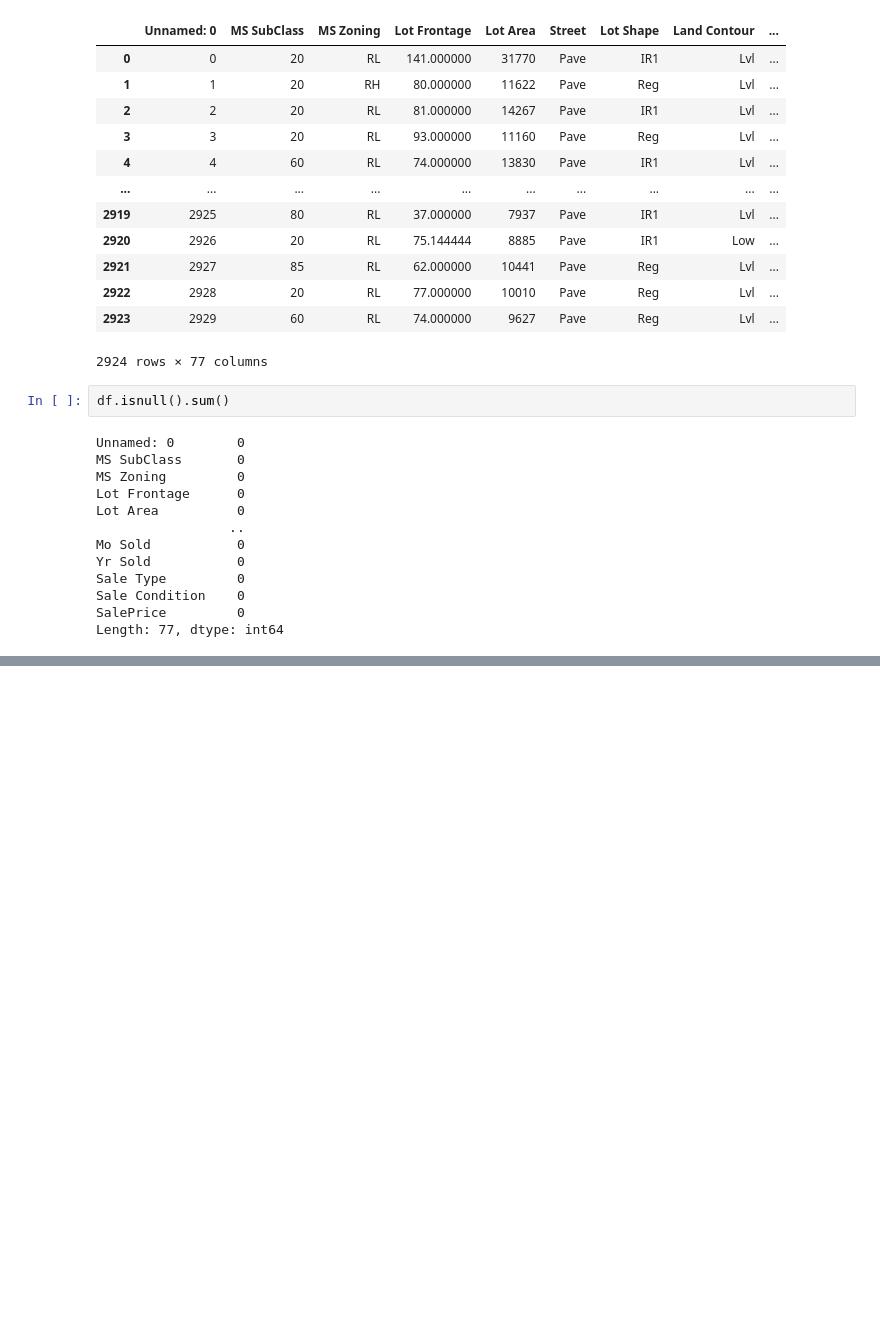
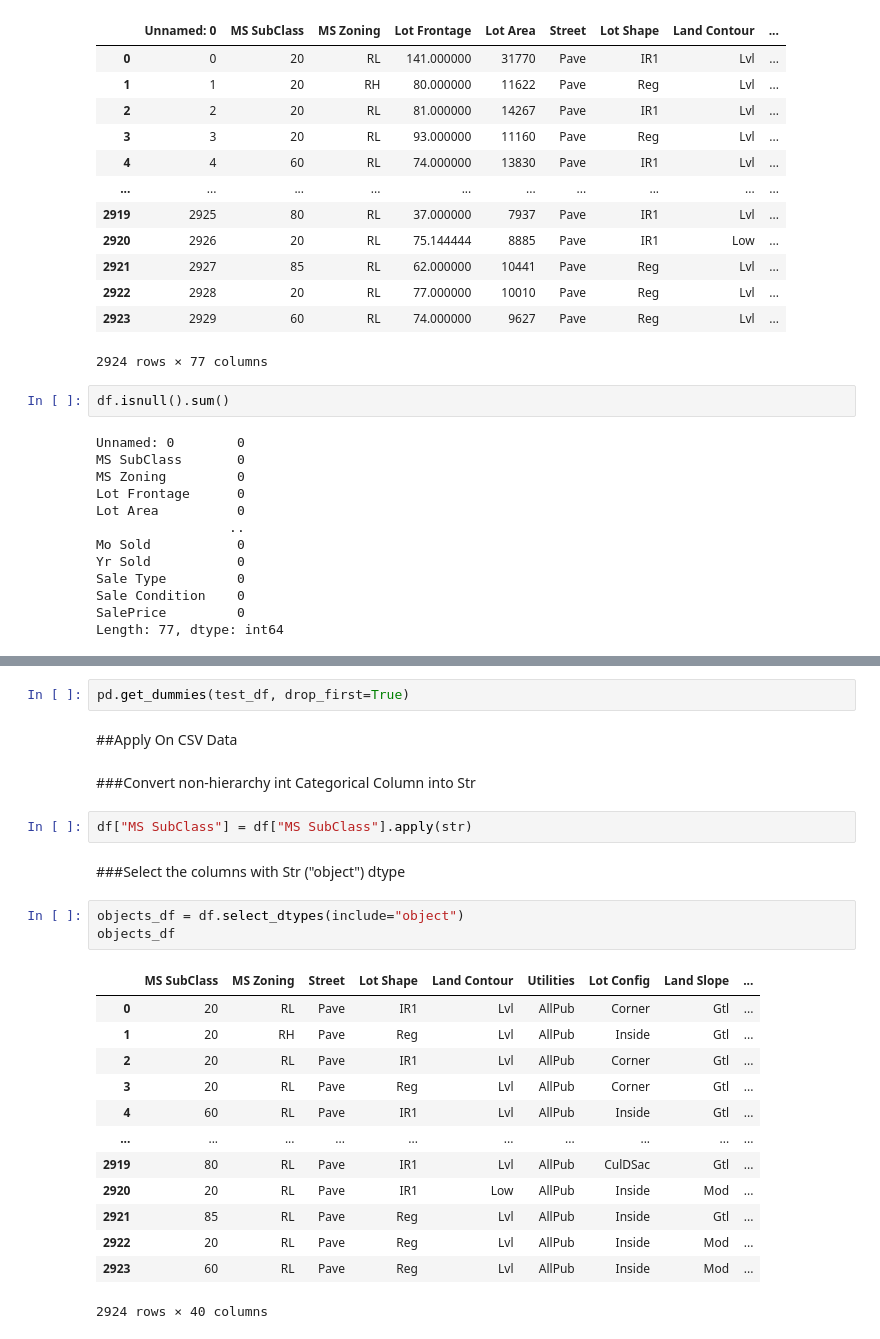
Before and after one commit to Metallicode/Math, a Jupyter notebook: Categorical_Data_Encoding.ipynb, the cells around one changed output, grey strips where cells are left out. Saved outputs shown, nothing was run; the diff lists cells and outputs as text; blank space fills up the shorter version.

```diff
--- a/Categorical_Data_Encoding.ipynb
+++ b/Categorical_Data_Encoding.ipynb
@@ -42,0 +128,27 @@ Length: 77, dtype: int64
+# %%
+pd.get_dummies(test_df, drop_first=True)
+# %% [markdown]
+##Apply On CSV Data
+# %% [markdown]
+###Convert non-hierarchy int Categorical Column into Str
+# %%
+df["MS SubClass"] = df["MS SubClass"].apply(str)
+# %% [markdown]
+###Select the columns with Str ("object") dtype
+# %%
+objects_df = df.select_dtypes(include="object")
+objects_df
+# %% [output]
+|  | MS SubClass | MS Zoning | Street | Lot Shape | Land Contour | Utilities | Lot Config | Land Slope | ... |
+| 0 | 20 | RL | Pave | IR1 | Lvl | AllPub | Corner | Gtl | ... |
+| 1 | 20 | RH | Pave | Reg | Lvl | AllPub | Inside | Gtl | ... |
+| 2 | 20 | RL | Pave | IR1 | Lvl | AllPub | Corner | Gtl | ... |
+| 3 | 20 | RL | Pave | Reg | Lvl | AllPub | Corner | Gtl | ... |
+| 4 | 60 | RL | Pave | IR1 | Lvl | AllPub | Inside | Gtl | ... |
+| ... | ... | ... | ... | ... | ... | ... | ... | ... | ... |
+| 2919 | 80 | RL | Pave | IR1 | Lvl | AllPub | CulDSac | Gtl | ... |
+| 2920 | 20 | RL | Pave | IR1 | Low | AllPub | Inside | Mod | ... |
+| 2921 | 85 | RL | Pave | Reg | Lvl | AllPub | Inside | Gtl | ... |
+| 2922 | 20 | RL | Pave | Reg | Lvl | AllPub | Inside | Mod | ... |
+| 2923 | 60 | RL | Pave | Reg | Lvl | AllPub | Inside | Mod | ... |
+2924 rows × 40 columns
```
Also changed, not shown: parts of 18 cells of this notebook.
